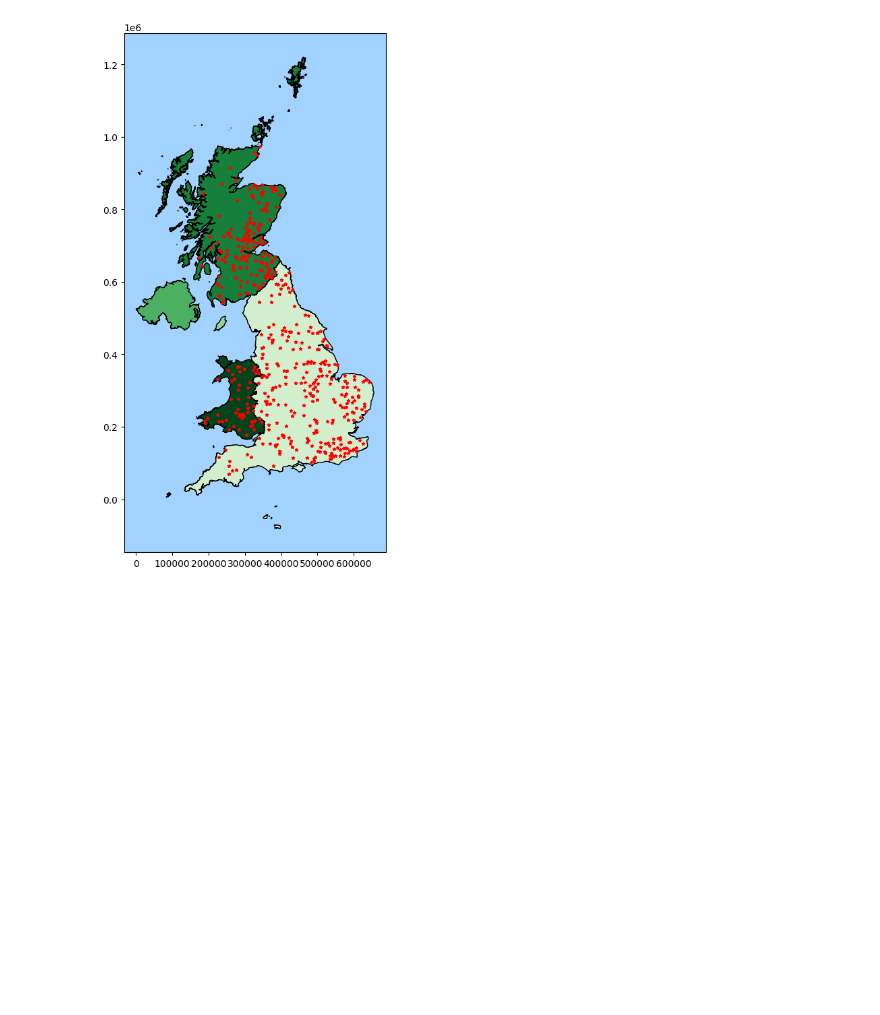
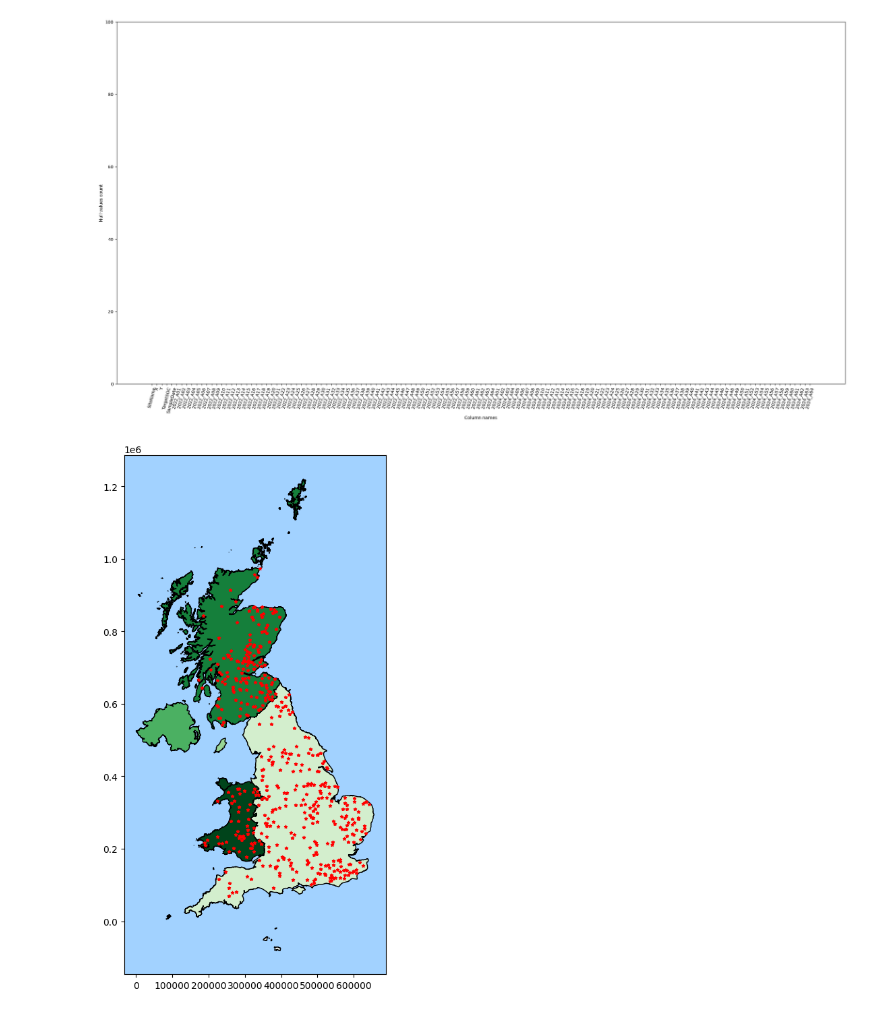
Before and after one commit to GhazwanJablak/prediction-of-soil-organic-carbon, a Jupyter notebook: notebook/workflow.ipynb, the cells around one changed output. Saved outputs shown, nothing was run; the diff lists cells and outputs as text; code cells hidden in the pictures; blank space fills up the shorter version.

Commit message:
updating data processing, modelling and plotting files

```diff
--- a/notebook/workflow.ipynb
+++ b/notebook/workflow.ipynb
@@ -7,7 +12,13 @@ from src.plotting import map_plot
 from src.utils import download_file_from_s3
 # %%
-data = pd.read_csv("../data/training_data.csv")
+data = pd.read_csv("../data/training_data.csv", index_col="Unnamed: 133")
 uk = gpd.read_file("../data/ukcp18-uk-land-country-hires.shp")
+# %%
+# Investigating the presence of missing or null values in the training data
+
+null_plot(data)
+# %% [output]
+[figure, added]
 # %%
 map_plot(data, uk, longitude_col="X", latitude_col="Y")
 # %% [output]
```
Also changed, not shown: parts of 8 cells of this notebook, 8 other files.
